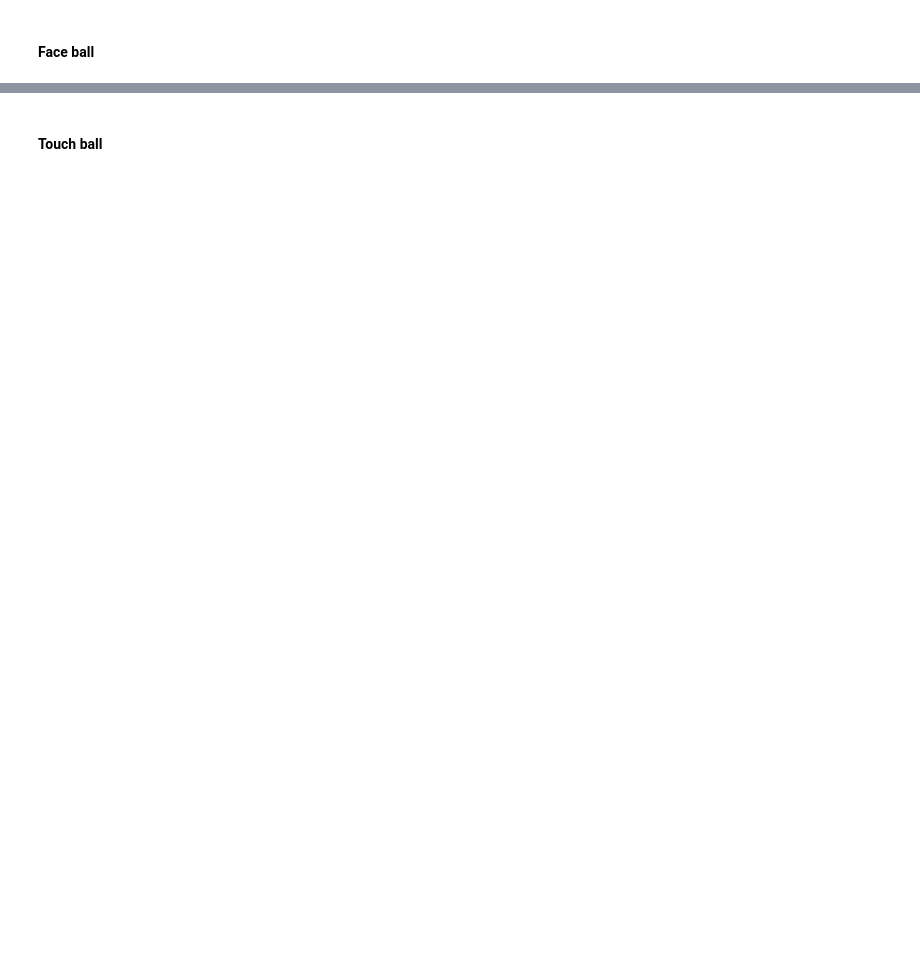
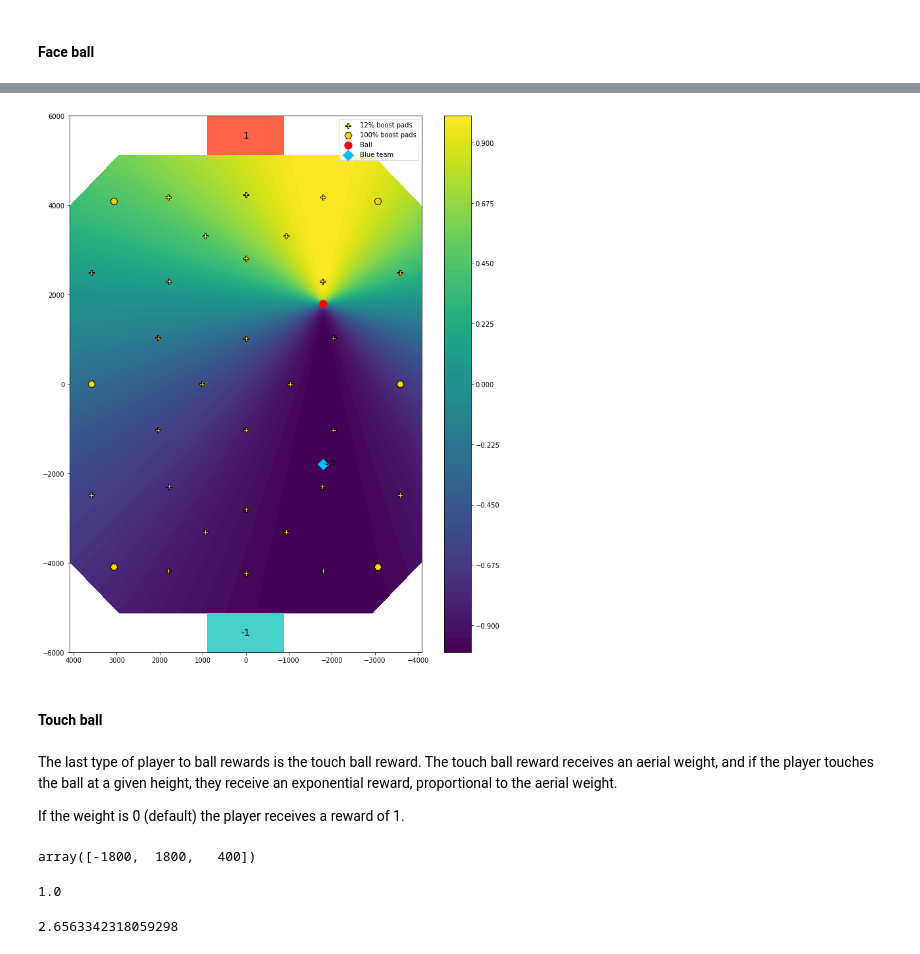
Before and after one commit to Enkhai/lucy-utils, a Jupyter notebook: examples/16_reward_shaping/analysis.ipynb, the cells around one changed output, grey strips where cells are left out. Drawn from its saved outputs; the diff is of its cells as text; code cells hidden in the pictures; blank space fills up the shorter version.

```diff
--- a/examples/16_reward_shaping/analysis.ipynb
+++ b/examples/16_reward_shaping/analysis.ipynb
@@ -647,2 +702,29 @@ plotting.arena_contour(vel2ball_zs,
+# %%
+blue0_forward_rot = np.array([[0, -1, 0]])
+# %%
+faceball_zs = common.face_ball(arena_positions, ball_position, blue0_forward_rot)
+# %%
+plotting.arena_contour(faceball_zs,
+                       ball_position,
+                       player_positions=blue_face_position,
+                       )
+# %% [output]
+[figure, added]
 # %% [markdown]
 #### Touch ball
+# %% [markdown]
+The last type of player to ball rewards is the touch ball reward. The touch ball reward receives an aerial weight, and if the player touches the ball at a given height, they receive an exponential reward, proportional to the aerial weight.
+
+If the weight is 0 (default) the player receives a reward of 1.
+# %%
+ball_position
+# %% [output]
+array([-1800,  1800,   400])
+# %%
+common.touch_ball(ball_position)
+# %% [output]
+1.0
+# %%
+common.touch_ball(ball_position, 1)
+# %% [output]
+2.6563342318059298
```
Also changed, not shown: parts of 42 cells of this notebook, 2 other files.
